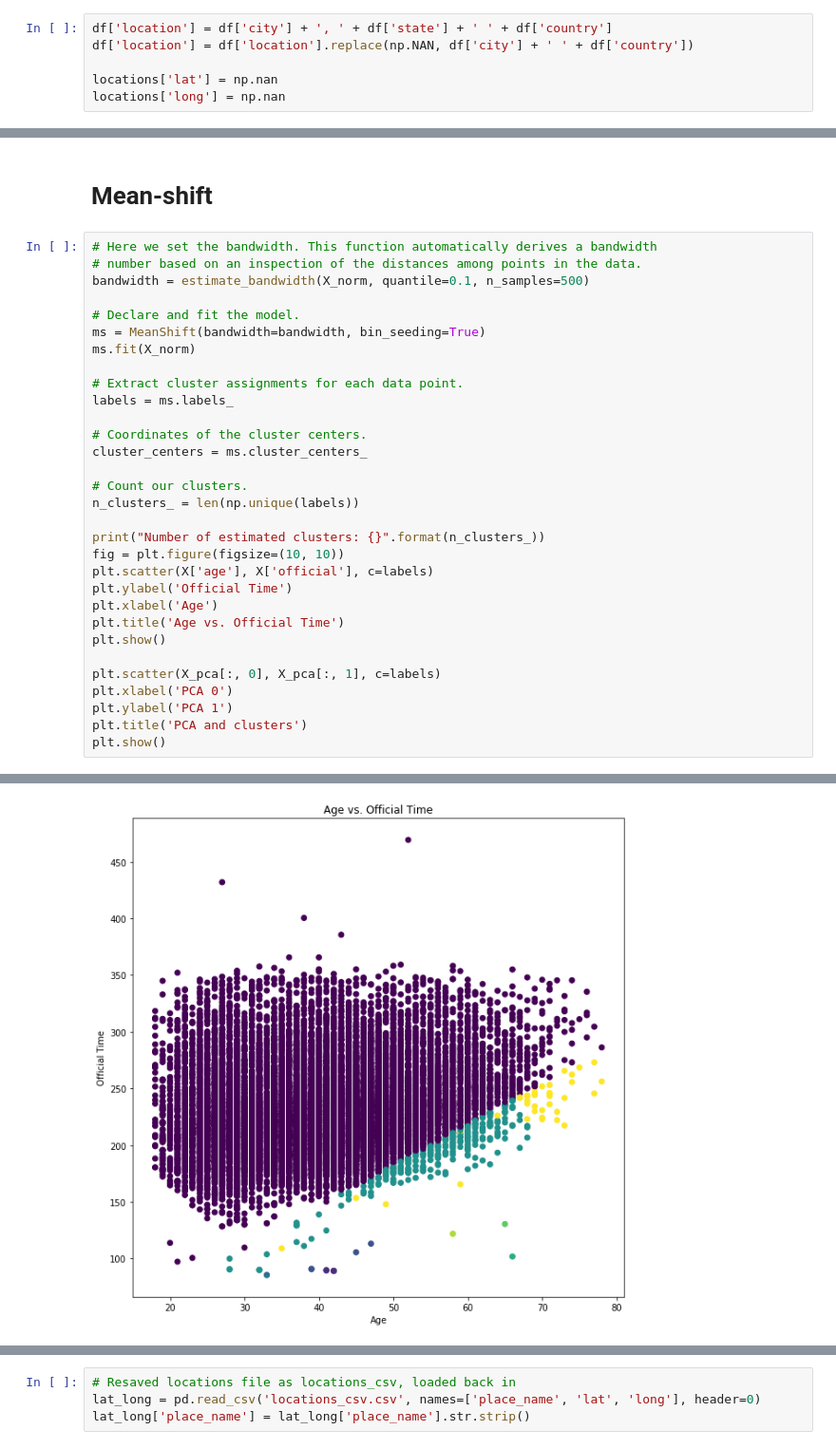
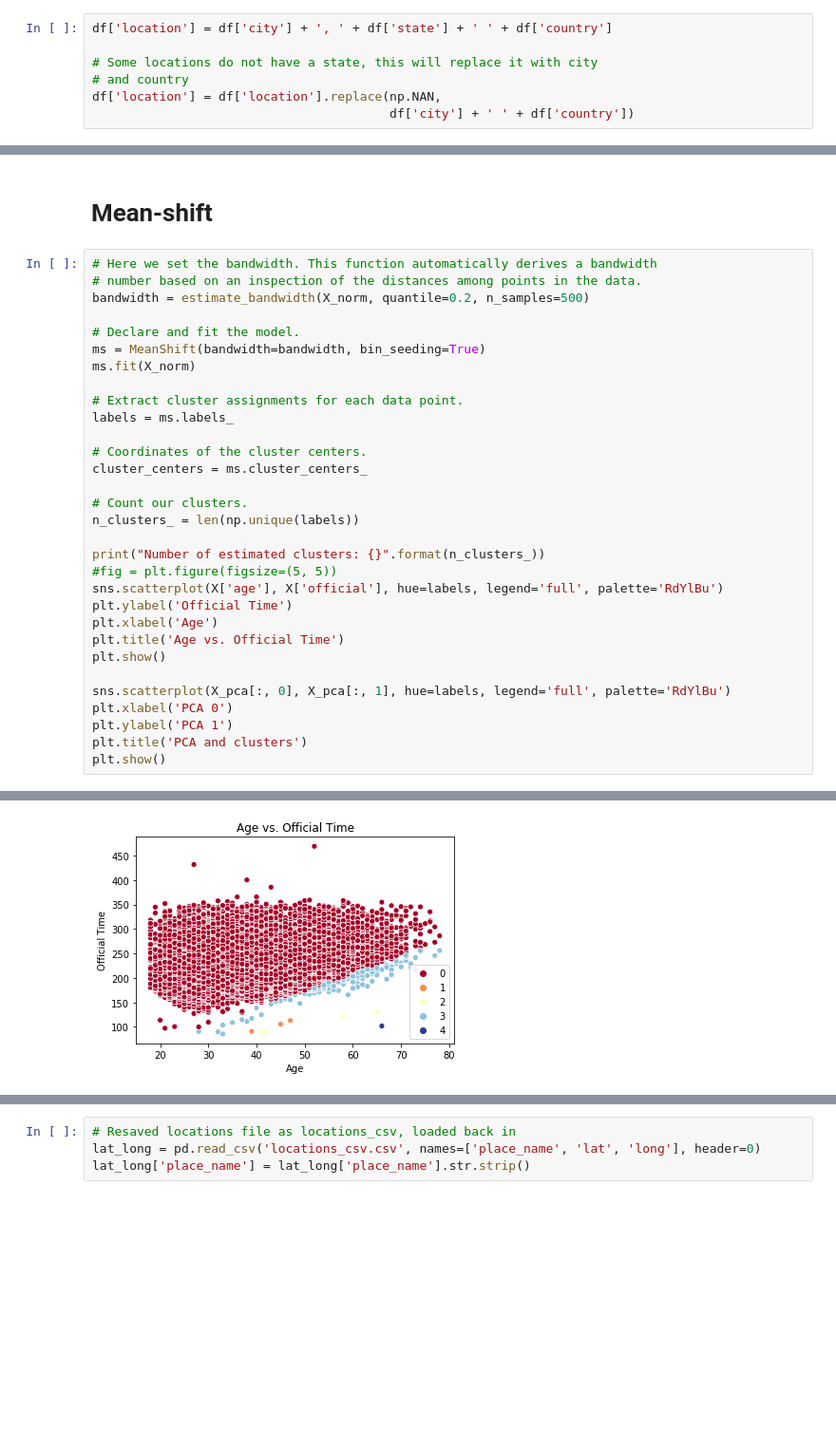
Before and after one commit to cbevis/U4_L2_Clustering, a Jupyter notebook: U4_L2_P5_Boston_Marathon.ipynb, the cells around one changed output, grey strips where cells are left out. Shown at 95% size. Cells and saved outputs as stored; diff of their text form; blank space fills up the shorter version.

```diff
--- a/U4_L2_P5_Boston_Marathon.ipynb
+++ b/U4_L2_P5_Boston_Marathon.ipynb
@@ -43,6 +50,7 @@ df['gender'] = np.where(df['gender'] == 'M', 1, 0)
 # %%
 df['location'] = df['city'] + ', ' + df['state'] + ' ' + df['country']
-df['location'] = df['location'].replace(np.NAN, df['city'] + ' ' + df['country'])
 
-locations['lat'] = np.nan
-locations['long'] = np.nan
+# Some locations do not have a state, this will replace it with city
+# and country
+df['location'] = df['location'].replace(np.NAN,
+                                        df['city'] + ' ' + df['country'])
@@ -146,7 +199,7 @@ for sample in [X1, X2, X3, X4]:
 # %%
 # Here we set the bandwidth. This function automatically derives a bandwidth
 # number based on an inspection of the distances among points in the data.
-bandwidth = estimate_bandwidth(X_norm, quantile=0.1, n_samples=500)
+bandwidth = estimate_bandwidth(X_norm, quantile=0.2, n_samples=500)
 
 # Declare and fit the model.
 ms = MeanShift(bandwidth=bandwidth, bin_seeding=True)
@@ -162,14 +215,14 @@ cluster_centers = ms.cluster_centers_
 n_clusters_ = len(np.unique(labels))
 
 print("Number of estimated clusters: {}".format(n_clusters_))
-fig = plt.figure(figsize=(10, 10))
-plt.scatter(X['age'], X['official'], c=labels)
+#fig = plt.figure(figsize=(5, 5))
+sns.scatterplot(X['age'], X['official'], hue=labels, legend='full', palette='RdYlBu')
 plt.ylabel('Official Time')
 plt.xlabel('Age')
 plt.title('Age vs. Official Time')
 plt.show()
 
-plt.scatter(X_pca[:, 0], X_pca[:, 1], c=labels)
+sns.scatterplot(X_pca[:, 0], X_pca[:, 1], hue=labels, legend='full', palette='RdYlBu')
 plt.xlabel('PCA 0')
 plt.ylabel('PCA 1')
 plt.title('PCA and clusters')
@@ -179 +232 @@ Number of estimated clusters: 9
-[figure, old version]
+[figure, new version]
```
Also changed, not shown: parts of 40 cells of this notebook.
